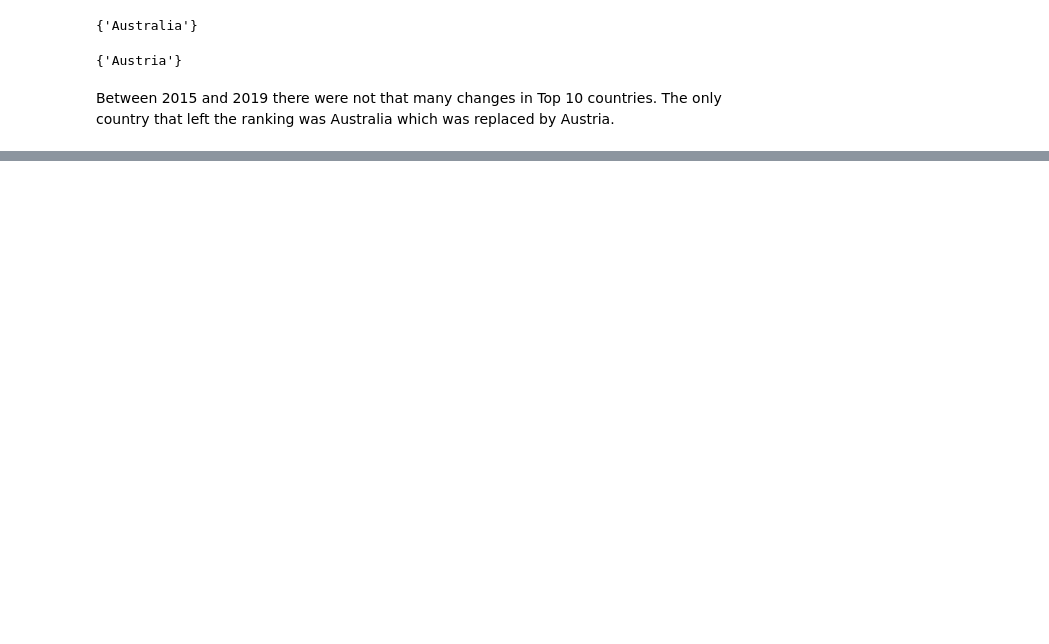
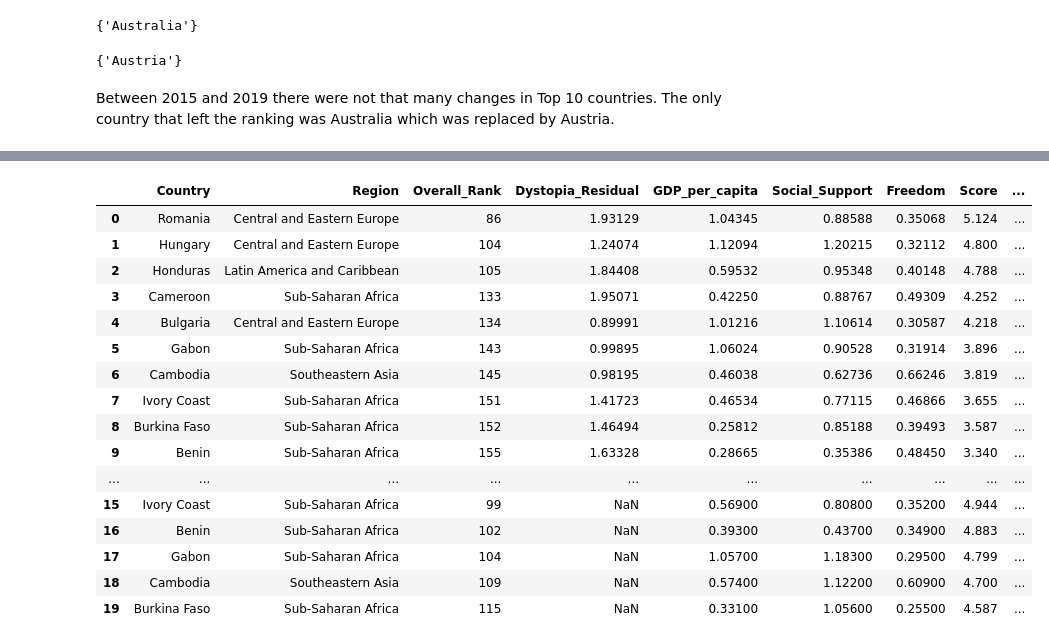
Before and after one commit to paulinaromanczuk/World_Happiness, a Jupyter notebook: World_Happiness_Report.ipynb, the cells around one changed output, grey strips where cells are left out. Cells and saved outputs as stored; diff of their text form; code cells hidden in the pictures; blank space fills up the shorter version.

```diff
--- a/World_Happiness_Report.ipynb
+++ b/World_Happiness_Report.ipynb
@@ -224,8 +209,16 @@ Between 2015 and 2019 there were not that many changes in Top 10 countries. The
 # %%
 #funkcja do tworzenie pivotow na przestrzeni lat
 
-def create_pivot(data, indexCol, columnsCol, valuesCol, reset_index=True):
-    df_wide = data.pivot(index = indexCol, columns = columnsCol, values = valuesCol)
+def create_pivot(data, indexCol, columnsCol, valuesCol, reset_index=True, aggfunc='first'):
+    df_wide = pd.pivot_table(data = data, index = indexCol, columns = columnsCol, values = valuesCol, aggfunc = aggfunc)
+    #spłaszczanie kolumn jesli pivotowana jest więcej niż jedna wartość
+    if isinstance(df_wide.columns, pd.MultiIndex):
+        df_wide.columns = [f"{col1}_{col2}" for col1, col2 in df_wide.columns]
+    else:
+        df_wide.columns = [str(col) for col in df_wide.columns]
+
     if reset_index:
         df_wide = df_wide.reset_index()
     return df_wide
+# %%
+years_diff = create_pivot(df, 'Country', 'Report_Year', 'Overall_Rank')
@@ -231,0 +241,8 @@ def create_pivot(data, indexCol, columnsCol, valuesCol, reset_index=True):
+# %%
+years_diff['2015-19_diff'] = years_diff['2019'] - years_diff['2015']
+# %%
+df_2015_2019_only = df[(df['Report_Year'] == 2015) | (df['Report_Year'] == 2019)]
+top_changes_down = years_diff.nlargest(10, '2015-19_diff')
+top_changes_up = years_diff.nsmallest(10, '2015-19_diff')
+df_changes_up = df_2015_2019_only.merge(top_changes_up['Country'], on='Country', how = 'inner')
+df_changes_down = df_2015_2019_only.merge(top_changes_down['Country'], on='Country', how = 'inner')
@@ -231,0 +263,20 @@ def create_pivot(data, indexCol, columnsCol, valuesCol, reset_index=True):
+# %%
+df_changes_up
+# %% [output]
+|  | Country | Region | Overall_Rank | Dystopia_Residual | GDP_per_capita | Social_Support | Freedom | Score | ... |
+| 0 | Romania | Central and Eastern Europe | 86 | 1.93129 | 1.04345 | 0.88588 | 0.35068 | 5.124 | ... |
+| 1 | Hungary | Central and Eastern Europe | 104 | 1.24074 | 1.12094 | 1.20215 | 0.32112 | 4.800 | ... |
+| 2 | Honduras | Latin America and Caribbean | 105 | 1.84408 | 0.59532 | 0.95348 | 0.40148 | 4.788 | ... |
+| 3 | Cameroon | Sub-Saharan Africa | 133 | 1.95071 | 0.42250 | 0.88767 | 0.49309 | 4.252 | ... |
+| 4 | Bulgaria | Central and Eastern Europe | 134 | 0.89991 | 1.01216 | 1.10614 | 0.30587 | 4.218 | ... |
+| 5 | Gabon | Sub-Saharan Africa | 143 | 0.99895 | 1.06024 | 0.90528 | 0.31914 | 3.896 | ... |
+| 6 | Cambodia | Southeastern Asia | 145 | 0.98195 | 0.46038 | 0.62736 | 0.66246 | 3.819 | ... |
+| 7 | Ivory Coast | Sub-Saharan Africa | 151 | 1.41723 | 0.46534 | 0.77115 | 0.46866 | 3.655 | ... |
+| 8 | Burkina Faso | Sub-Saharan Africa | 152 | 1.46494 | 0.25812 | 0.85188 | 0.39493 | 3.587 | ... |
+| 9 | Benin | Sub-Saharan Africa | 155 | 1.63328 | 0.28665 | 0.35386 | 0.48450 | 3.340 | ... |
+| ... | ... | ... | ... | ... | ... | ... | ... | ... | ... |
+| 15 | Ivory Coast | Sub-Saharan Africa | 99 | NaN | 0.56900 | 0.80800 | 0.35200 | 4.944 | ... |
+| 16 | Benin | Sub-Saharan Africa | 102 | NaN | 0.39300 | 0.43700 | 0.34900 | 4.883 | ... |
+| 17 | Gabon | Sub-Saharan Africa | 104 | NaN | 1.05700 | 1.18300 | 0.29500 | 4.799 | ... |
+| 18 | Cambodia | Southeastern Asia | 109 | NaN | 0.57400 | 1.12200 | 0.60900 | 4.700 | ... |
+| 19 | Burkina Faso | Sub-Saharan Africa | 115 | NaN | 0.33100 | 1.05600 | 0.25500 | 4.587 | ... |
```
Also changed, not shown: parts of 8 cells of this notebook.
